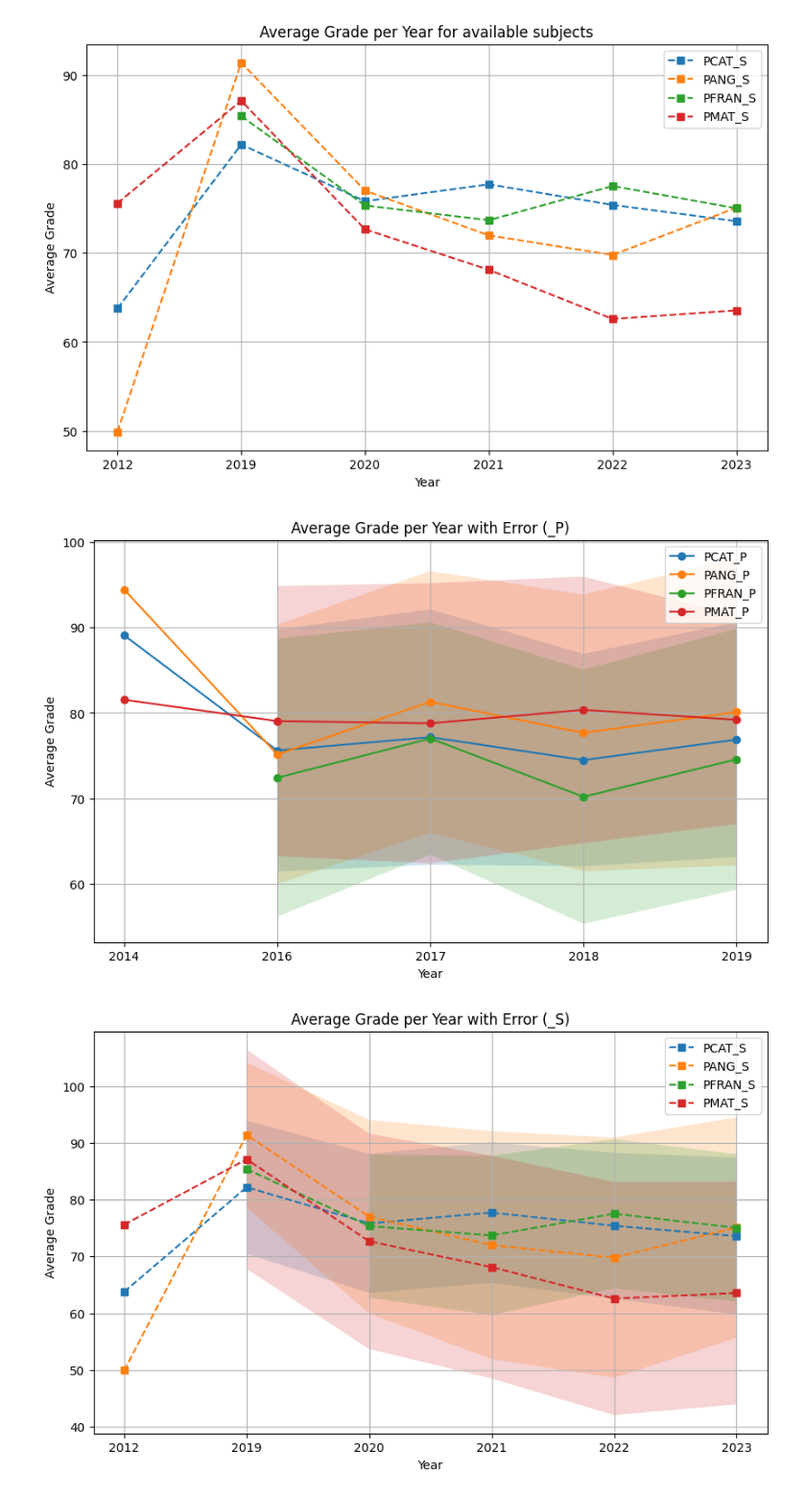
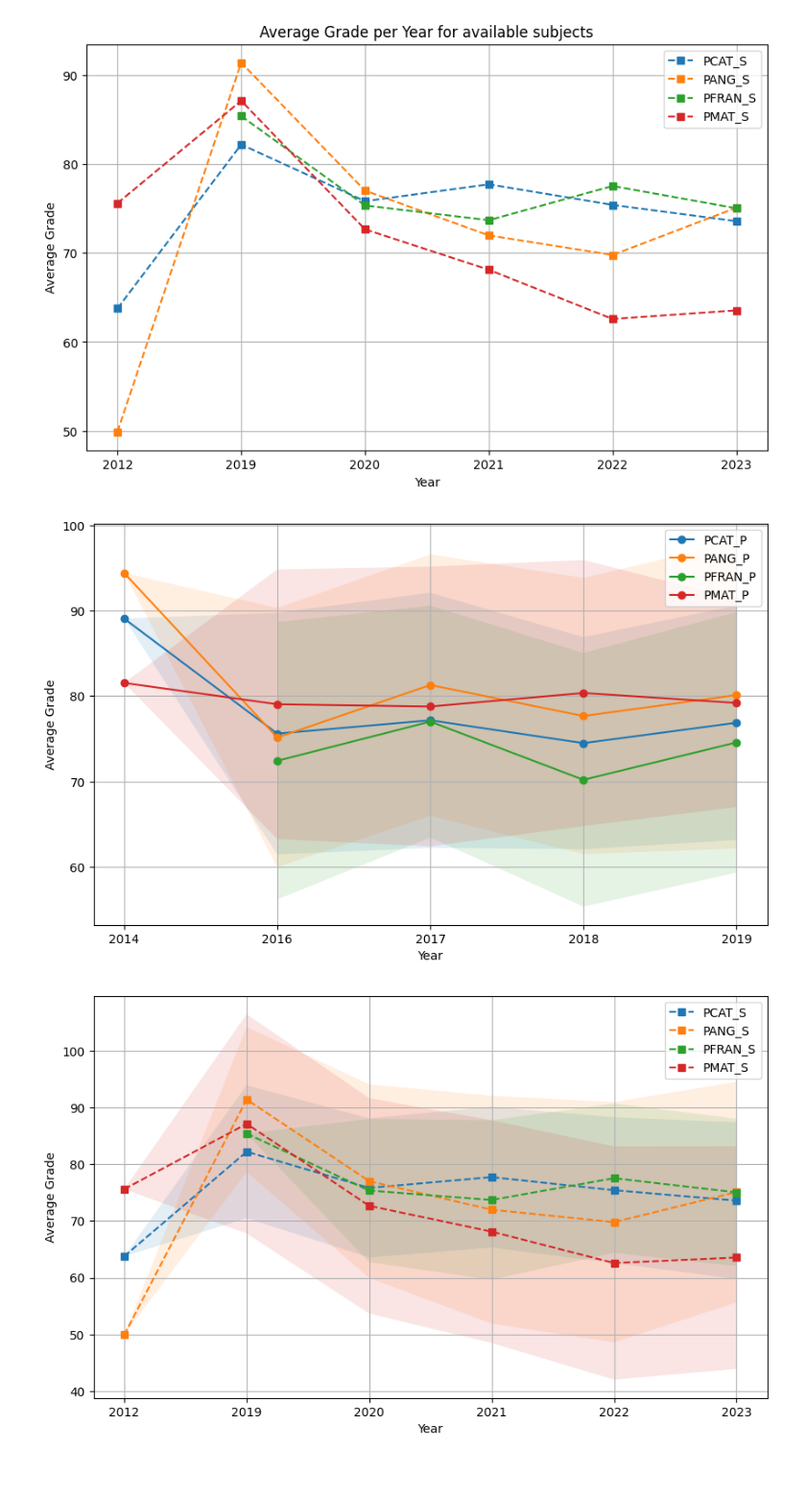
Before and after one commit to m-garcia-rodriguez/Education-Big-Data-Project, a Jupyter notebook: Notebooks/exploration_adri.ipynb, the cells around one changed output. Shown at 96% size. Drawn from its saved outputs; the diff is of its cells as text; code cells hidden in the pictures; blank space fills up the shorter version.

Commit message:
time-series-adri

```diff
--- a/Notebooks/exploration_adri.ipynb
+++ b/Notebooks/exploration_adri.ipynb
@@ -272,34 +272,37 @@ plt.show()
 import matplotlib.pyplot as plt
 
 assign = ['PCAT', 'PANG', 'PFRAN', 'PMAT', 'PALE', 'PCIEN']
 suffixes = {'_P': 'ANY_P', '_S': 'ANY_S'}
 
 for suffix, year_col in suffixes.items():
     plt.figure(figsize=(10,6))
 
     for subject in assign:
         col = f'{subject}{suffix}'
         if col in df_merged.columns:
             # Compute mean and std per year
             stats = df_merged.groupby(year_col)[col].agg(['mean', 'std'])
             x = stats.index
             y = stats['mean']
             yerr = stats['std'].fillna(0)
 
             # Plot mean line
             marker = 'o' if suffix == '_P' else 's'
             linestyle = '-' if suffix == '_P' else '--'
             plt.plot(x, y, marker=marker, linestyle=linestyle, label=col)
 
             # Fill between for error
-            plt.fill_between(x, y - yerr, y + yerr, alpha=0.2)
+            # Mask to avoid NaNs
+            mask = ~(np.isnan(y) | np.isnan(yerr))
+            plt.fill_between(x[mask], y[mask]-yerr[mask], y[mask]+yerr[mask], alpha=0.12)
 
     plt.xlabel('Year')
     plt.ylabel('Average Grade')
-    plt.title(f'Average Grade per Year with Error ({suffix})')
+    # plt.title(f'Average Grade per Year with Error ({suffix})')
     plt.legend()
     plt.grid(True)
+    plt.savefig('time_series_{}'.format(suffix))
     plt.show()
 # %% [output]
-[figure, old version]
+[figure, new version]
-[figure, old version]
+[figure, new version]
```
Also changed, not shown: parts of 1 cell of this notebook, 2 other files.
